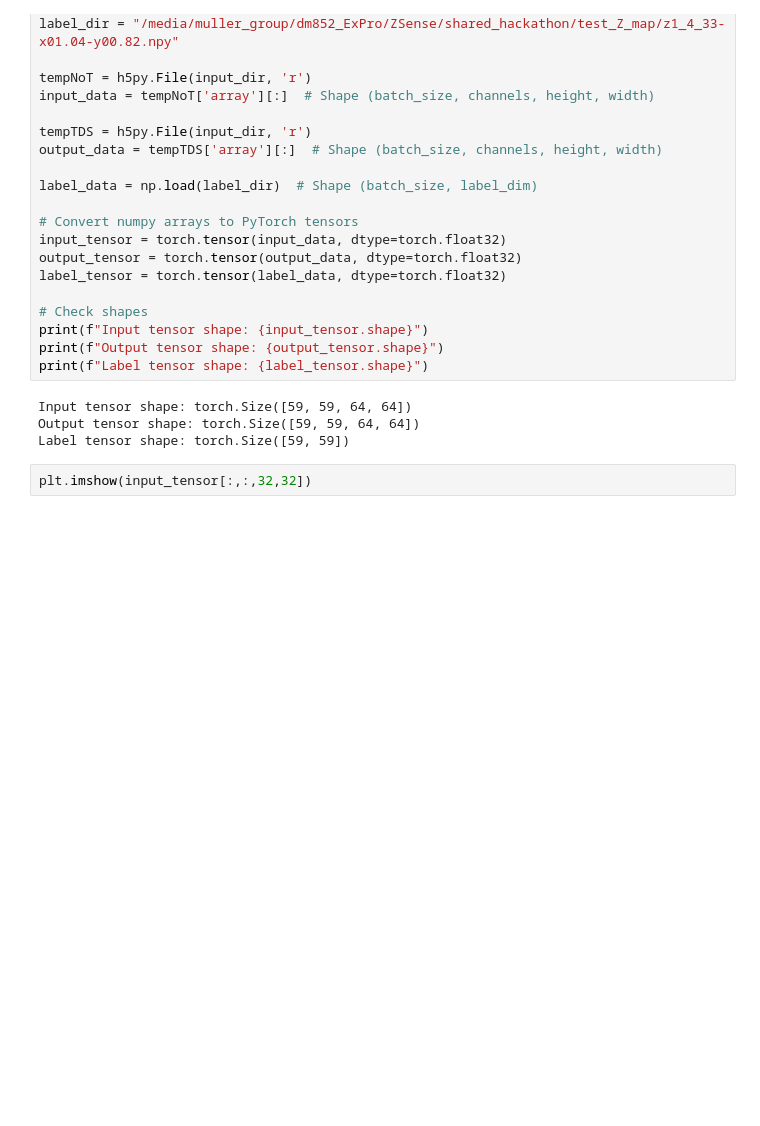
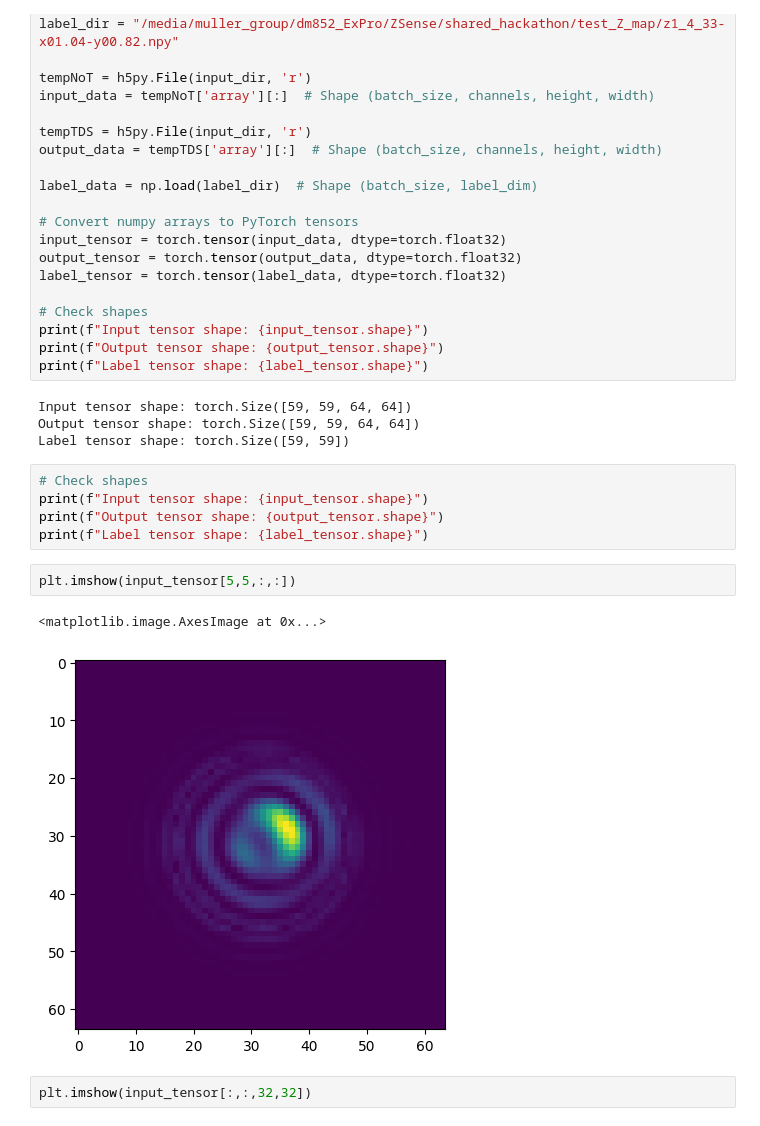
Before and after one commit to dasol-yoon/ZSense, a Jupyter notebook: Zsense.ipynb, the cells around one changed output. Drawn from its saved outputs; the diff is of its cells as text; blank space fills up the shorter version.

```diff
--- a/Zsense.ipynb
+++ b/Zsense.ipynb
@@ -45,6 +45,16 @@ print(f"Label tensor shape: {label_tensor.shape}")
 Input tensor shape: torch.Size([59, 59, 64, 64])
 Output tensor shape: torch.Size([59, 59, 64, 64])
 Label tensor shape: torch.Size([59, 59])
+# %%
+# Check shapes
+print(f"Input tensor shape: {input_tensor.shape}")
+print(f"Output tensor shape: {output_tensor.shape}")
+print(f"Label tensor shape: {label_tensor.shape}")
+# %%
+plt.imshow(input_tensor[5,5,:,:])
+# %% [output]
+<matplotlib.image.AxesImage at 0x...>
+[figure, added]
 # %%
 plt.imshow(input_tensor[:,:,32,32])
 # %% [output]
```
Also changed, not shown: parts of 4 cells of this notebook.
